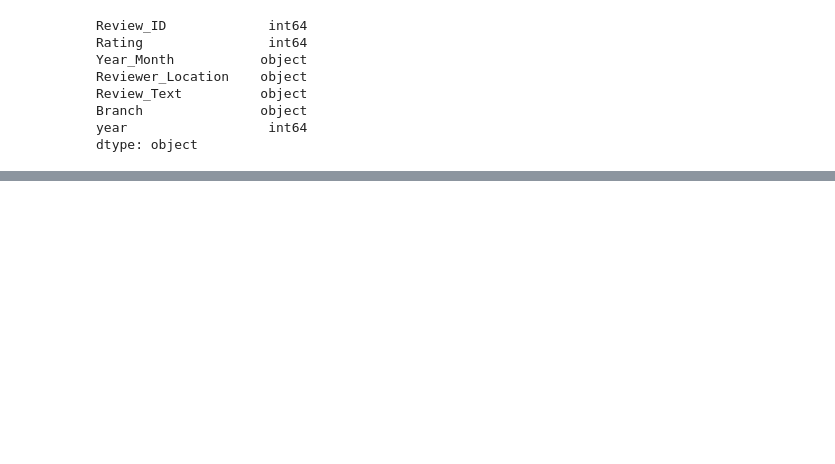
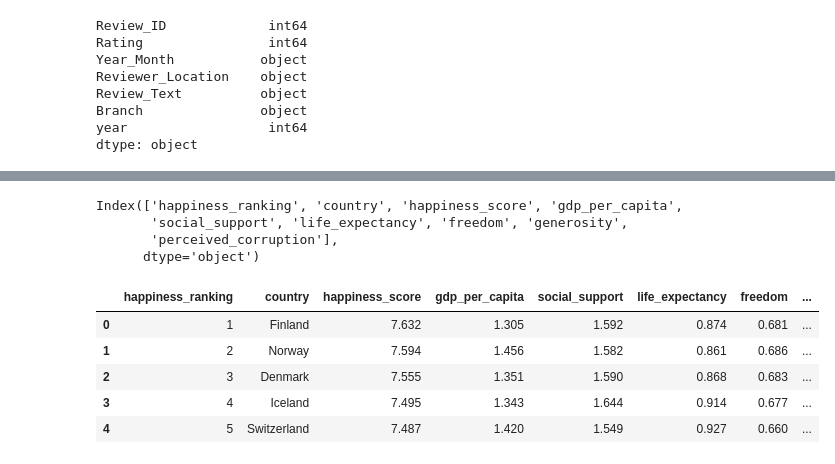
Before and after one commit to SANAJESS/HappinessAtDisney, a Jupyter notebook: Disney Happiness.ipynb, the cells around one changed output, grey strips where cells are left out. Cells and saved outputs as stored; diff of their text form; code cells hidden in the pictures; blank space fills up the shorter version.

```diff
--- a/Disney Happiness.ipynb
+++ b/Disney Happiness.ipynb
@@ -85,0 +192,21 @@ dtype: object
+# %%
+happiness = happiness.rename(columns={'Overall rank':'happiness_ranking', 'Country or region':'country', 'Score':'happiness_score', 'GDP per capita':'gdp_per_capita',
+       'Social support':'social_support', 'Healthy life expectancy':'life_expectancy',
+       'Freedom to make life choices':'freedom', 'Generosity':'generosity',
+       'Perceptions of corruption':'perceived_corruption'})
+# %%
+happiness.columns
+# %% [output]
+Index(['happiness_ranking', 'country', 'happiness_score', 'gdp_per_capita',
+       'social_support', 'life_expectancy', 'freedom', 'generosity',
+       'perceived_corruption'],
+      dtype='object')
+# %%
+happiness.head()
+# %% [output]
+|  | happiness_ranking | country | happiness_score | gdp_per_capita | social_support | life_expectancy | freedom | ... |
+| 0 | 1 | Finland | 7.632 | 1.305 | 1.592 | 0.874 | 0.681 | ... |
+| 1 | 2 | Norway | 7.594 | 1.456 | 1.582 | 0.861 | 0.686 | ... |
+| 2 | 3 | Denmark | 7.555 | 1.351 | 1.590 | 0.868 | 0.683 | ... |
+| 3 | 4 | Iceland | 7.495 | 1.343 | 1.644 | 0.914 | 0.677 | ... |
+| 4 | 5 | Switzerland | 7.487 | 1.420 | 1.549 | 0.927 | 0.660 | ... |
```
Also changed, not shown: parts of 19 cells of this notebook, 1 other file.
